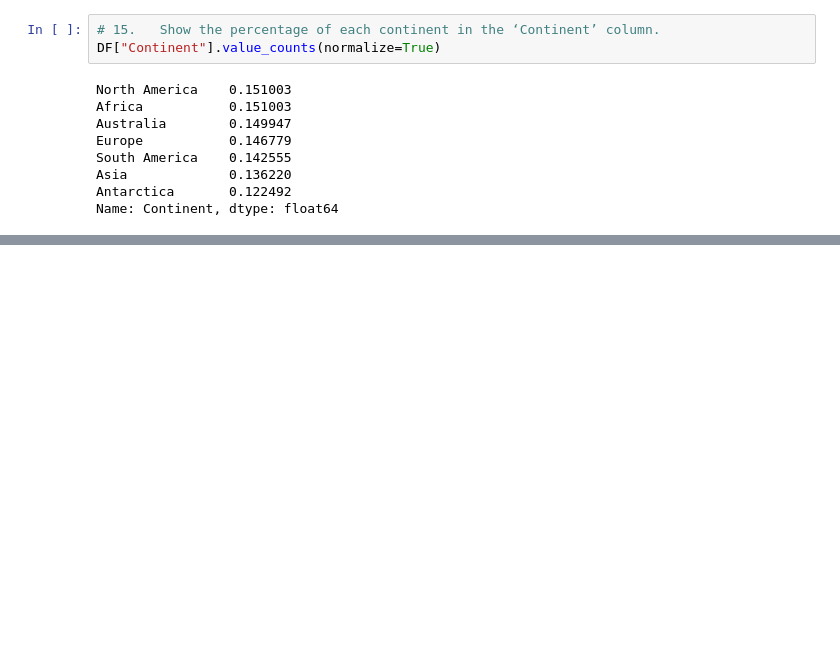
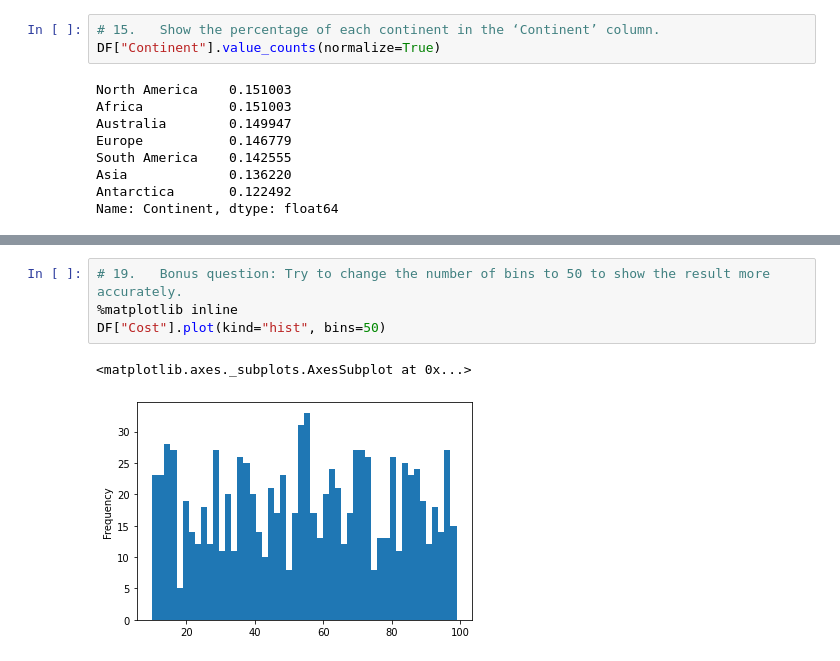
Before and after one commit to qlows/data_science, a Jupyter notebook: assignment4/Assignment4.ipynb, the cells around one changed output, grey strips where cells are left out. Saved outputs shown, nothing was run; the diff lists cells and outputs as text; blank space fills up the shorter version.

Commit message:
All questions are answered

```diff
--- a/assignment4/Assignment4.ipynb
+++ b/assignment4/Assignment4.ipynb
@@ -218,0 +242,7 @@ Name: Continent, dtype: float64
+# %%
+# 19.	Bonus question: Try to change the number of bins to 50 to show the result more accurately.
+%matplotlib inline
+DF["Cost"].plot(kind="hist", bins=50)
+# %% [output]
+<matplotlib.axes._subplots.AxesSubplot at 0x...>
+[figure, added]
```
Also changed, not shown: parts of 41 cells of this notebook.
